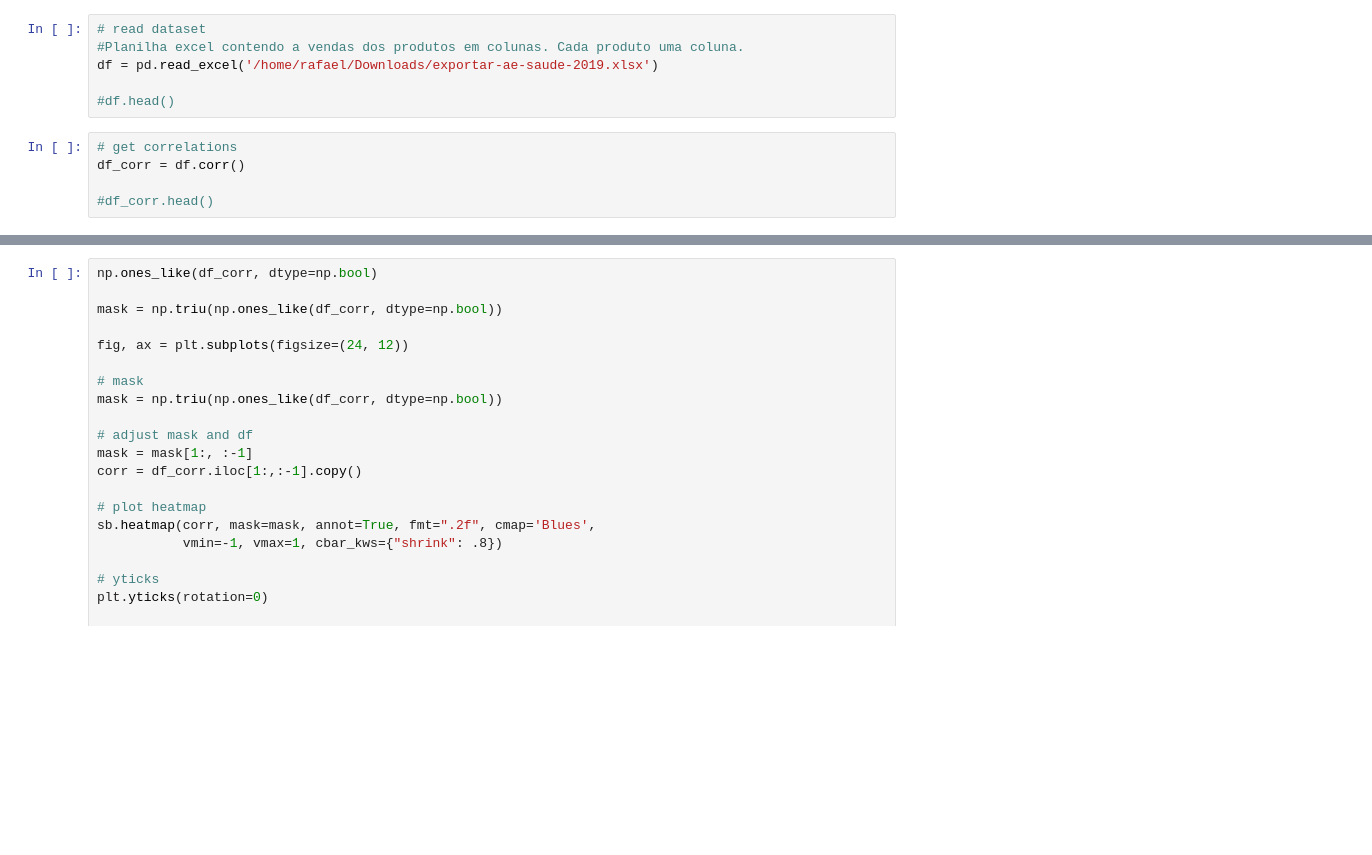
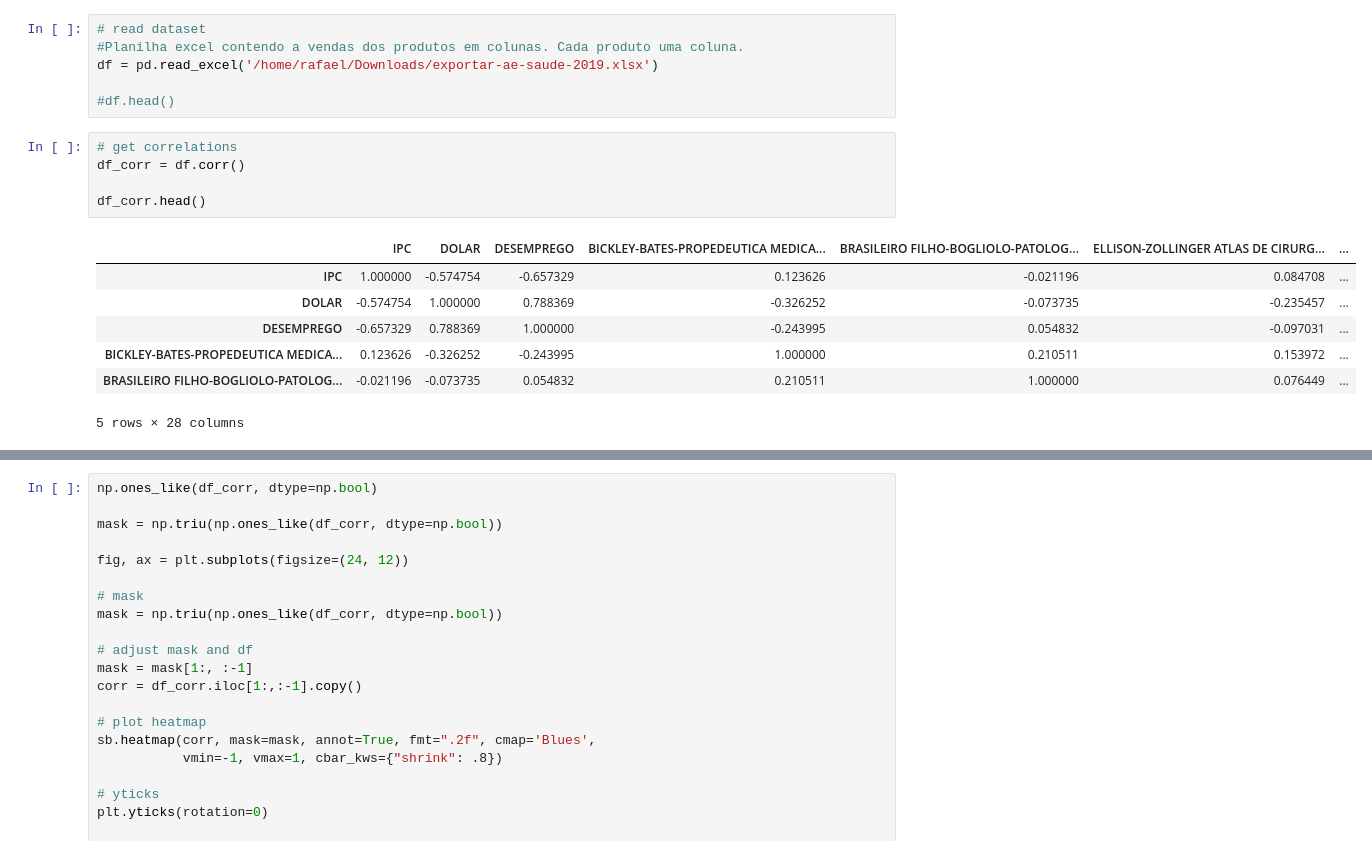
Before and after one commit to rafaelcostaleite/lab-data_science, a Jupyter notebook: python-correlacao-grafico.ipynb, the cells around one changed output, grey strips where cells are left out. Saved outputs shown, nothing was run; the diff lists cells and outputs as text; blank space fills up the shorter version.

```diff
--- a/python-correlacao-grafico.ipynb
+++ b/python-correlacao-grafico.ipynb
@@ -12,8 +12,16 @@ df = pd.read_excel('/home/rafael/Downloads/exportar-ae-saude-2019.xlsx')
 # %%
 # get correlations
 df_corr = df.corr()
 
-#df_corr.head()
+df_corr.head()
+# %% [output]
+|  | IPC | DOLAR | DESEMPREGO | BICKLEY-BATES-PROPEDEUTICA MEDICA... | BRASILEIRO FILHO-BOGLIOLO-PATOLOG... | ELLISON-ZOLLINGER ATLAS DE CIRURG... | ... |
+| IPC | 1.000000 | -0.574754 | -0.657329 | 0.123626 | -0.021196 | 0.084708 | ... |
+| DOLAR | -0.574754 | 1.000000 | 0.788369 | -0.326252 | -0.073735 | -0.235457 | ... |
+| DESEMPREGO | -0.657329 | 0.788369 | 1.000000 | -0.243995 | 0.054832 | -0.097031 | ... |
+| BICKLEY-BATES-PROPEDEUTICA MEDICA... | 0.123626 | -0.326252 | -0.243995 | 1.000000 | 0.210511 | 0.153972 | ... |
+| BRASILEIRO FILHO-BOGLIOLO-PATOLOG... | -0.021196 | -0.073735 | 0.054832 | 0.210511 | 1.000000 | 0.076449 | ... |
+5 rows × 28 columns
 # %%
 # irrelevant fields
 fields = ['IPC', 'DOLAR', 'DESEMPREGO']
```
Also changed, not shown: parts of 2 cells of this notebook, 6 other files.
